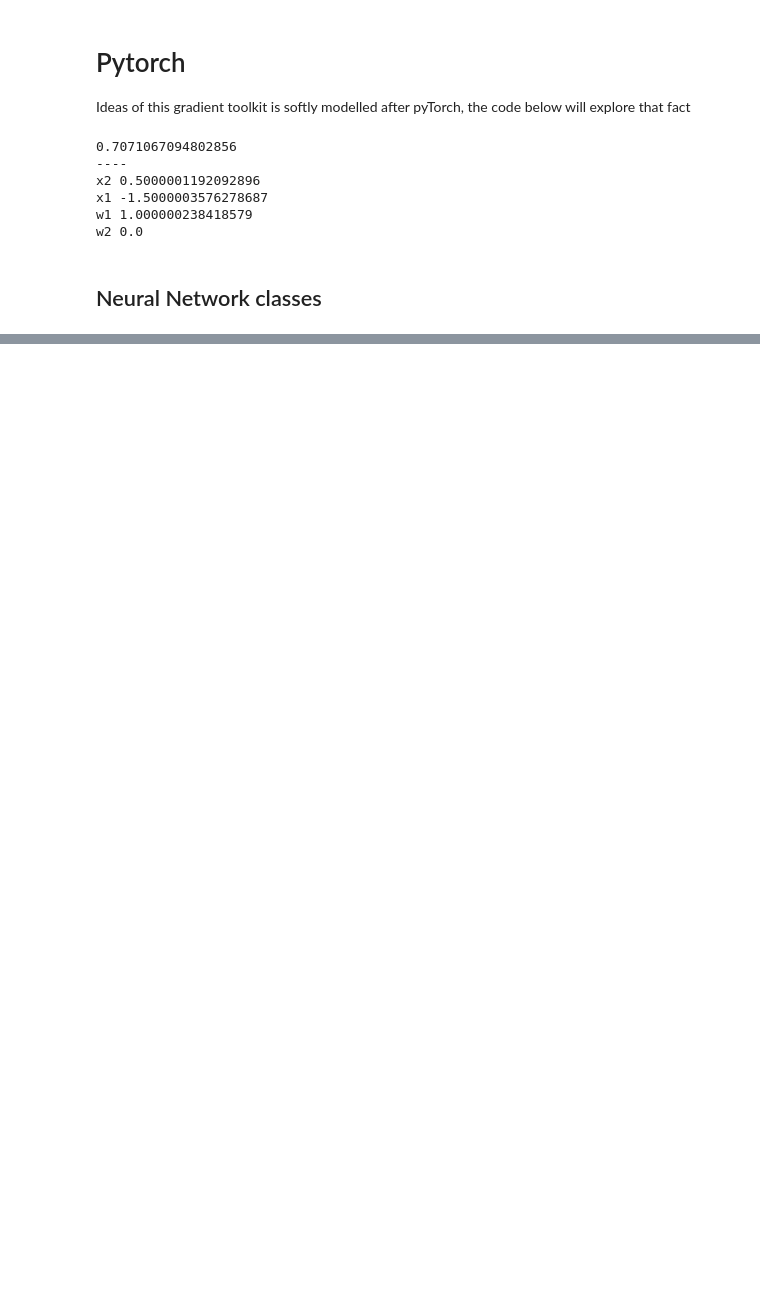
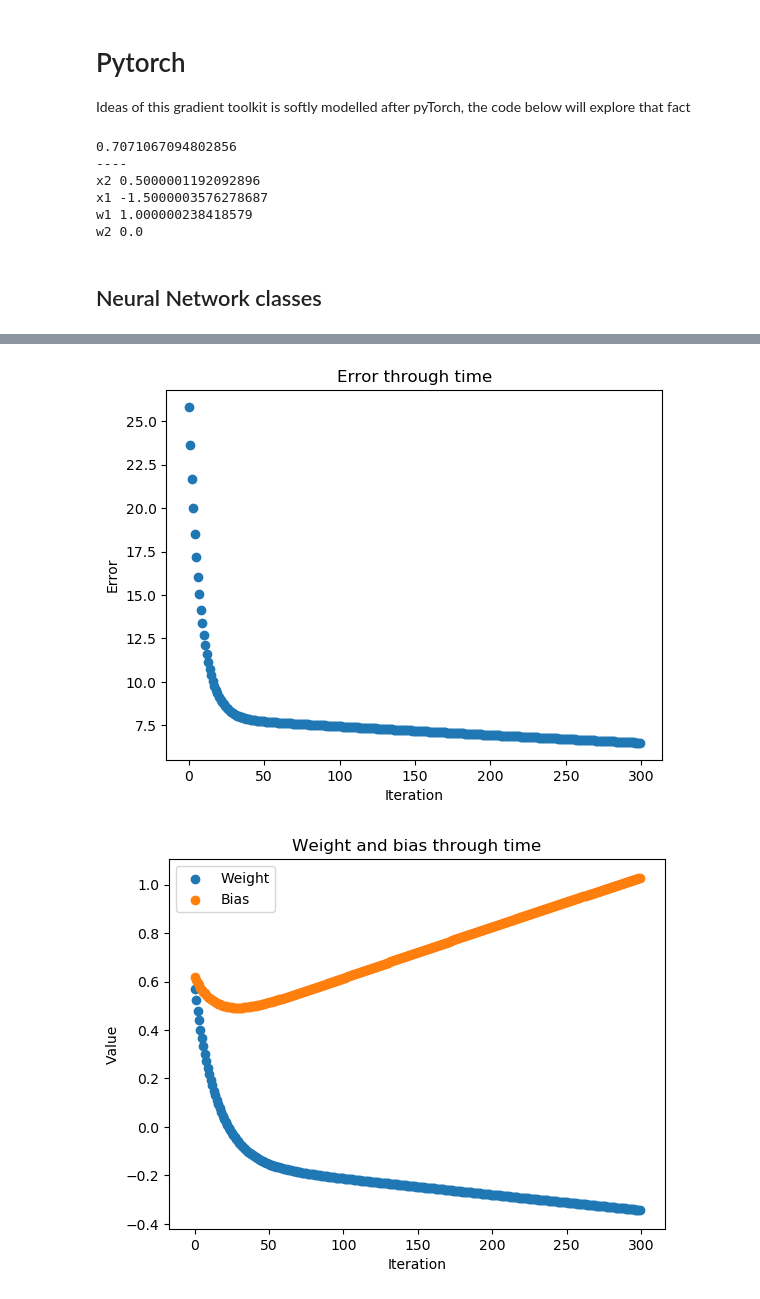
Before and after one commit to soulFood5632/lab_5, a Jupyter notebook: autograd.ipynb, the cells around one changed output, grey strips where cells are left out. Cells and saved outputs as stored; diff of their text form; code cells hidden in the pictures; blank space fills up the shorter version.

```diff
--- a/autograd.ipynb
+++ b/autograd.ipynb
@@ -626,0 +596,35 @@ plt.show()
+# %%
+w = []
+b = []
+iteration = []
+errors = []
+
+network = Network([1], Network.linear)
+network.train([[2], [3], [4]], [2, 1, -2], epochs=300, learning_rate=0.001, loss_function=Network.mean_squared_error)
+
+
+
+
+plt.scatter(iteration, errors)
+plt.title("Error through time")
+plt.ylabel("Error")
+plt.xlabel("Iteration")
+plt.show()
+
+plt.scatter(iteration, w)
+plt.scatter(iteration, b)
+plt.title("Weight and bias through time")
+plt.ylabel("Value")
+plt.xlabel("Iteration")
+plt.legend(["Weight", "Bias"])
+plt.show()
+
+n = np.linspace(2, 4, 10)
+values = [network([value]).data for value in n]
+
+plt.plot(n, values)
+plt.scatter([2, 3, 4], [2, 1, -2])
+plt.show()
+# %% [output]
+[figure, added]
+[figure, added]
```
Also changed, not shown: parts of 3 cells of this notebook.
